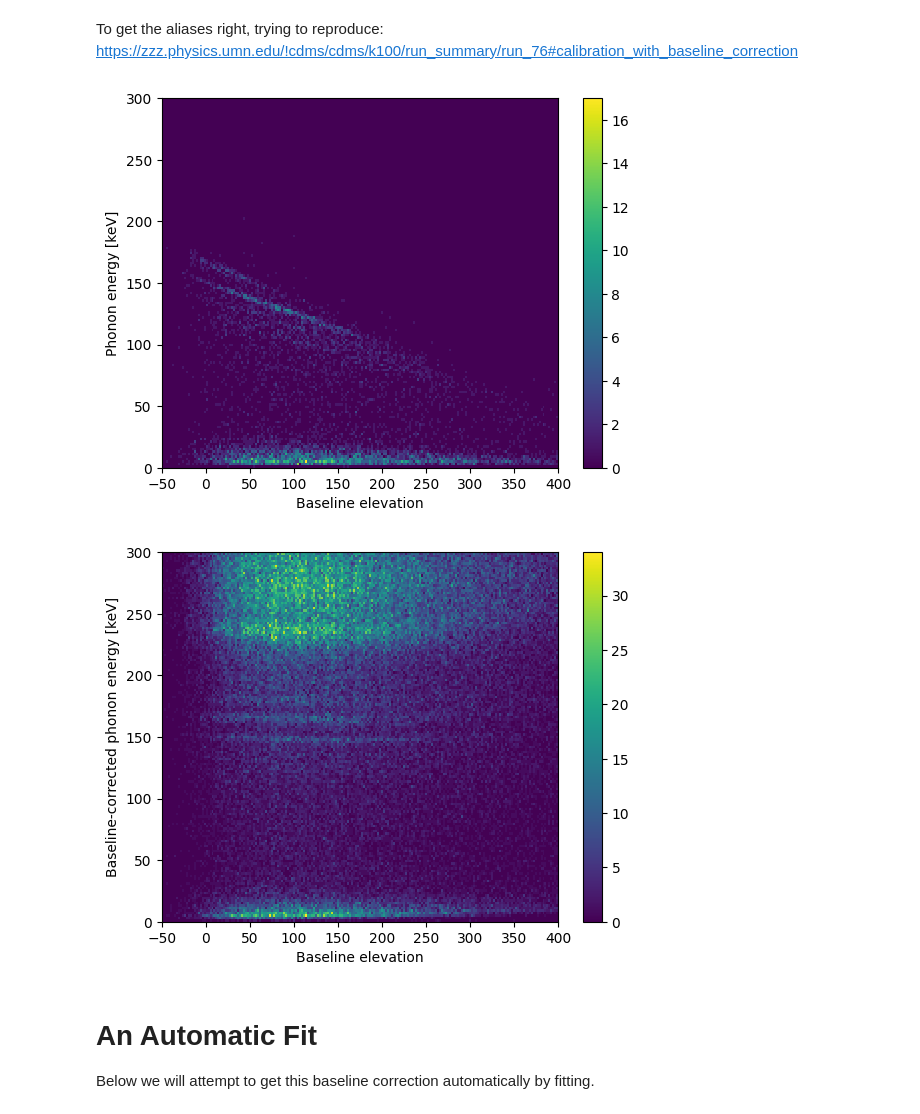
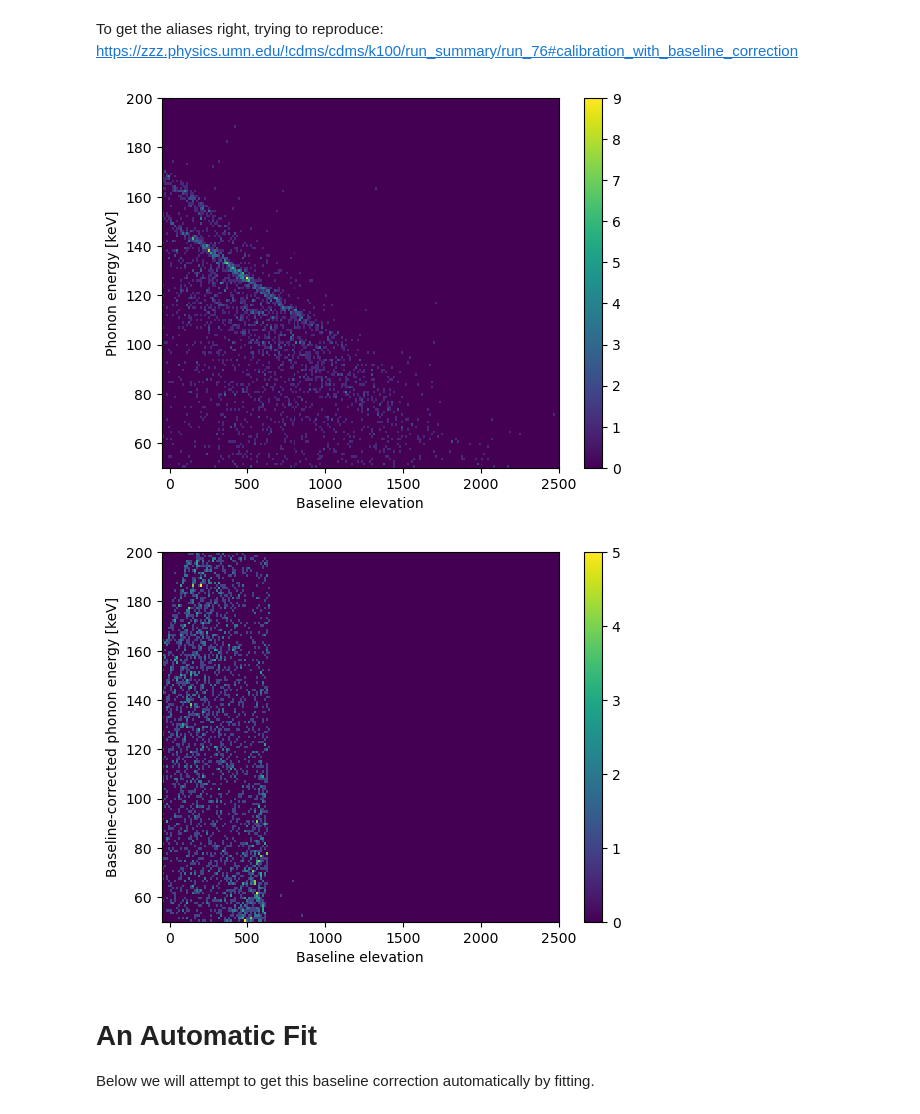
Before and after one commit to villano-lab/R76Analysis, a Jupyter notebook: HV1_Calibration.ipynb, the cells around one changed output. Cells and saved outputs as stored; diff of their text form; code cells hidden in the pictures.

Commit message:
Switch to using sum of baselines instead of one
Getting good results for linear fit now!

```diff
--- a/HV1_Calibration.ipynb
+++ b/HV1_Calibration.ipynb
@@ -61,12 +55,13 @@ To get the aliases right, trying to reproduce: https://zzz.physics.umn.edu/!cdms
 # %%
 fig = plt.figure()
 #Going to apply several data cuts in order to narrow down where we can fit to
-h = plt.hist2d(z[4]["PFbs"][~z[4]["crand"]][z[4]["cphi1"]][z[4]["cam"]]-3000,z[4]["pt_keV"][~z[4]["crand"]][z[4]["cphi1"]][z[4]["cam"]]
-               ,bins=[np.linspace(-50,400,200),np.linspace(0,300,150)])
+
+h = plt.hist2d(z[4]["PSUMbs"][~z[4]["crand"] & z[4]["cam"] & z[4]["cphi1"]]-18000,
+               z[4]["pt_keV"][~z[4]["crand"] & z[4]["cam"] & z[4]["cphi1"]]
+              ,bins=[np.linspace(-50,2500,200),np.linspace(50,200,150)])
 plt.ylabel("Phonon energy [keV]")
-plt.xlabel("Baseline elevation") #Not true yet; just the goal.
-#Based on the calculation I think this might be what I have now? But,
-#Based on the plot it's very clearly not it.
+plt.xlabel("Baseline elevation")
+
 fig.colorbar(h[3])
 x = np.array([0,300])
 #plt.plot(x,-0.232*x+150,color='r',linestyle='--')
@@ -81,27 +76,27 @@ plt.axhline(pointsx[3],color='red',linestyle='dotted')#"""
 
 plt.show()
 # %% [output]
-[figure, old version]
+[figure, new version]
 # %%
 fig = plt.figure()
-h = plt.hist2d(z[4]["PFbs"][~z[4]["crand"]]-3000,z[4]["pt_keV_bscorr"][~z[4]["crand"]]
-               ,bins=[np.linspace(-50,400,200),np.linspace(0,300,150)])
+h = plt.hist2d(z[4]["PSUMbs"][~z[4]["crand"] & z[4]["cam"]]-18000,z[4]["pt_keV_bscorr"][~z[4]["crand"] & z[4]["cam"]]
+               ,bins=[np.linspace(-50,2500,200),np.linspace(50,200,150)])
 plt.ylabel("Baseline-corrected phonon energy [keV]")
 plt.xlabel("Baseline elevation") #Not true yet; just the goal.
 #Based on the calculation I think this might be what I have now? But,
 #Based on the plot it's very clearly not it.
 fig.colorbar(h[3])
 
 comment = """
 pointsx = [0,0.22e-6,0.29e-6,0.38e-6] #Measured outputs, not yet known.
 
 plt.axhline(pointsx[1],color='red',linestyle='dotted')
 plt.axhline(pointsx[2],color='red',linestyle='dotted')
 plt.axhline(pointsx[3],color='red',linestyle='dotted')#"""
 
 plt.show()
 # %% [output]
-[figure, old version]
+[figure, new version]
 # %% [markdown]
 # An Automatic Fit
 
```
Also changed, not shown: parts of 14 cells of this notebook.
